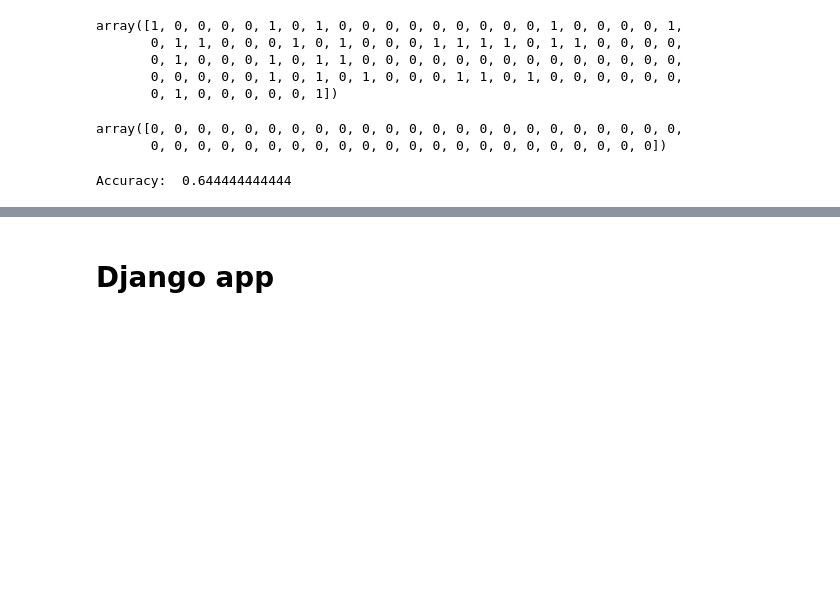
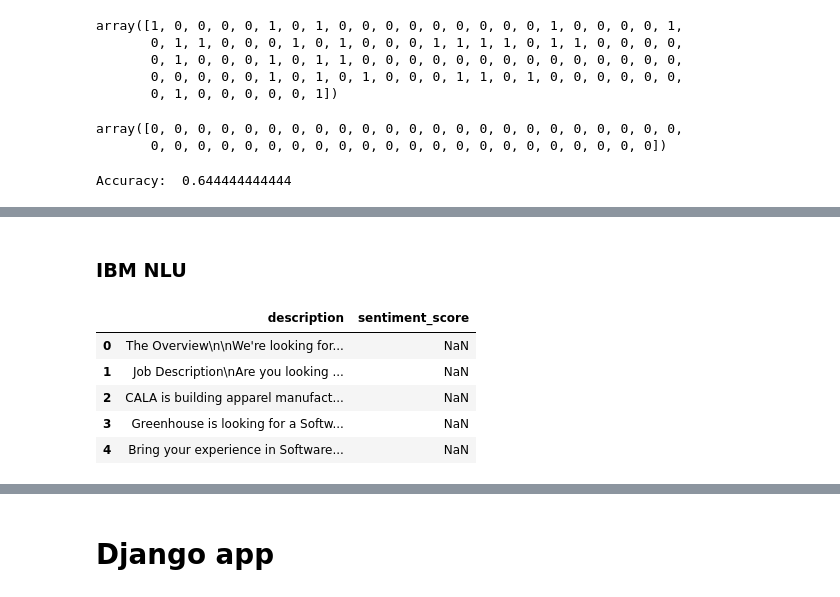
Before and after one commit to m3ngineer/diversity-HR, a Jupyter notebook: jobDescr_analysis.ipynb, the cells around one changed output, grey strips where cells are left out. Cells and saved outputs as stored; diff of their text form; code cells hidden in the pictures; blank space fills up the shorter version.

```diff
--- a/jobDescr_analysis.ipynb
+++ b/jobDescr_analysis.ipynb
@@ -279,2 +280,16 @@ equality_mat[['neutrWords', 'specWords']]
 # %%
 # identify most related keywords for each group using SVD/NMF
+# %% [markdown]
+### IBM NLU
+# %%
+ibm_nlu = pd.DataFrame(columns=['description', 'sentiment_score'])
+ibm_nlu['description'] = jds['description']
+
+ibm_nlu.head()
+# %% [output]
+|  | description | sentiment_score |
+| 0 | The Overview\n\nWe're looking for... | NaN |
+| 1 | Job Description\nAre you looking ... | NaN |
+| 2 | CALA is building apparel manufact... | NaN |
+| 3 | Greenhouse is looking for a Softw... | NaN |
+| 4 | Bring your experience in Software... | NaN |
```
Also changed, not shown: parts of 14 cells of this notebook.
